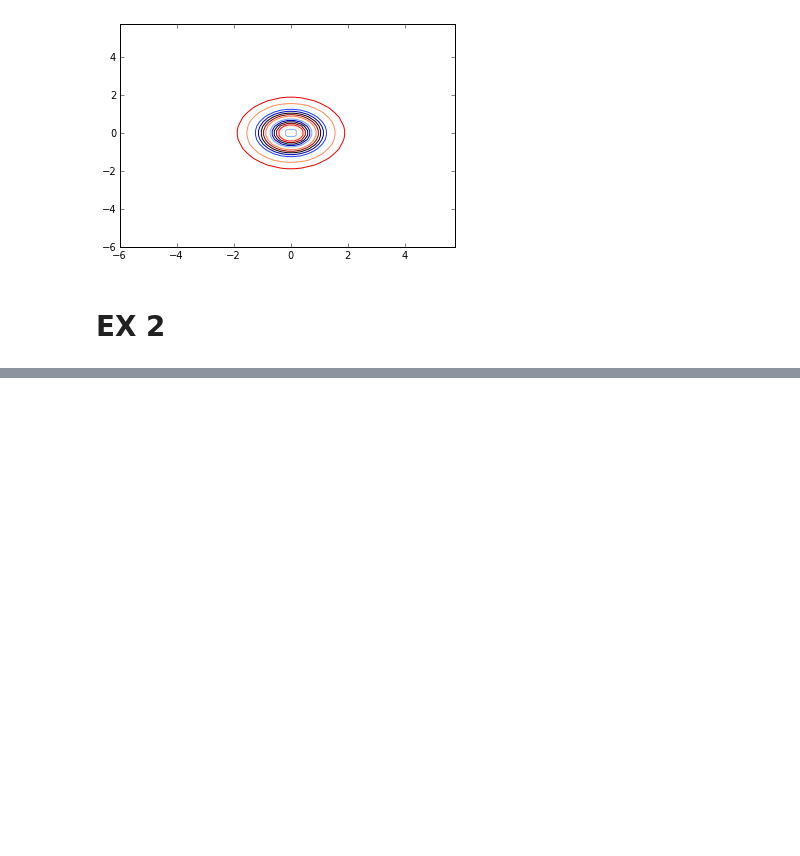
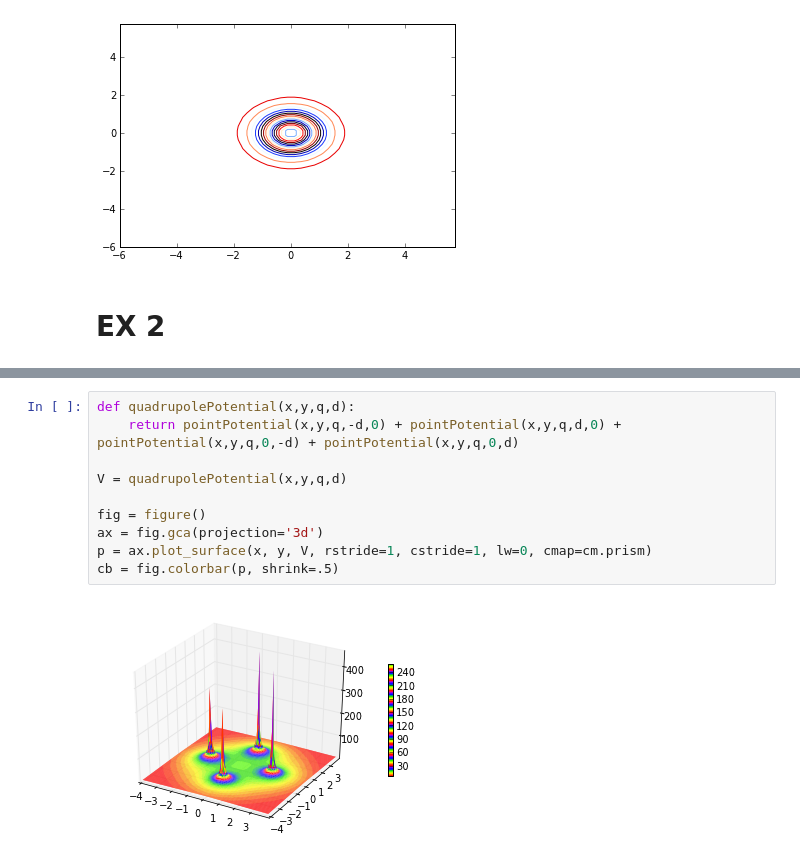
Before and after one commit to ssteeper/PHYS-202-13, a Jupyter notebook: week4/3DPlotandFunctions.ipynb, the cells around one changed output, grey strips where cells are left out. Saved outputs shown, nothing was run; the diff lists cells and outputs as text; blank space fills up the shorter version.

```diff
--- a/week4/3DPlotandFunctions.ipynb
+++ b/week4/3DPlotandFunctions.ipynb
@@ -99,0 +162,12 @@ show()
+# %%
+def quadrupolePotential(x,y,q,d):
+    return pointPotential(x,y,q,-d,0) + pointPotential(x,y,q,d,0) + pointPotential(x,y,q,0,-d) + pointPotential(x,y,q,0,d)
+
+V = quadrupolePotential(x,y,q,d)
+
+fig = figure()
+ax = fig.gca(projection='3d')
+p = ax.plot_surface(x, y, V, rstride=1, cstride=1, lw=0, cmap=cm.prism)
+cb = fig.colorbar(p, shrink=.5)
+# %% [output]
+[figure, added]
```
Also changed, not shown: parts of 12 cells of this notebook.
